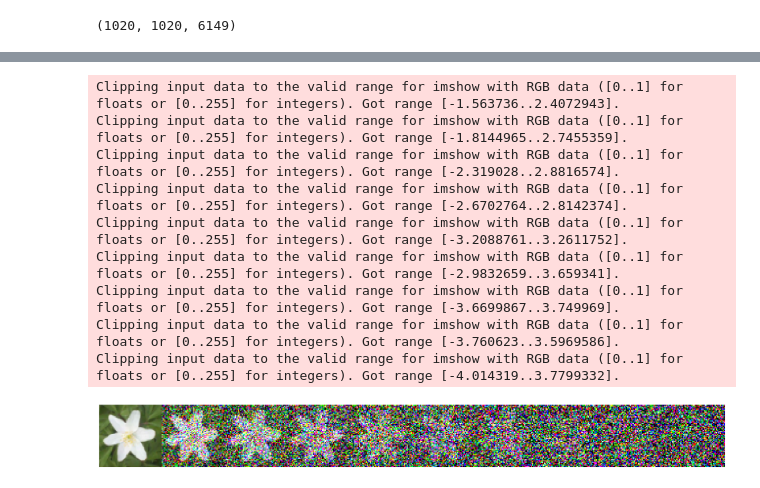
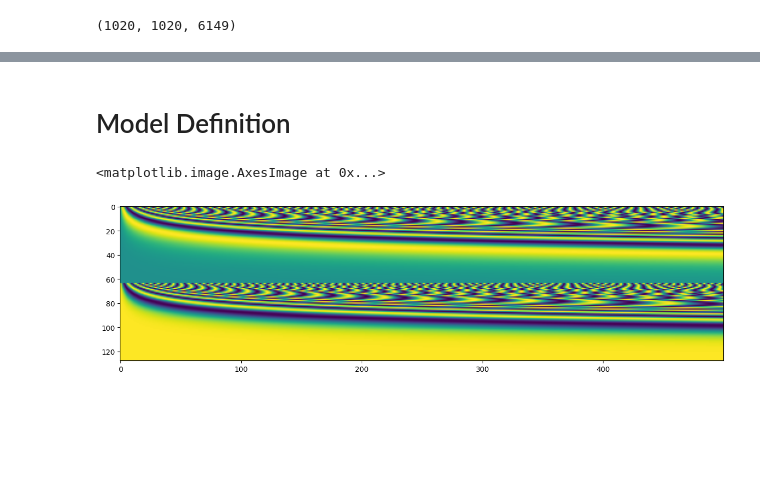
Before and after one commit to Johnxjp/machine-learning-playground, a Jupyter notebook: diffusion/flowers_diffusion.ipynb, the cells around one changed output, grey strips where cells are left out. Drawn from its saved outputs; the diff is of its cells as text; code cells hidden in the pictures; blank space fills up the shorter version.

```diff
--- a/diffusion/flowers_diffusion.ipynb
+++ b/diffusion/flowers_diffusion.ipynb
@@ -117,22 +133,0 @@ Clipping input data to the valid range for imshow with RGB data ([0..1] for floa
-# %%
-steps = 1000
-corrupted_images = image_corruption(test_batch_data[0], steps, lambda s: offset_sinusoid_diffusion_schedule(0.02, 0.95, s))
-f, ax = plt.subplots(1, int(steps / 100), sharey=True, figsize=(20, 3))
-for i, a in enumerate(ax):
-    min_val = torch.min(corrupted_images[i * 100])
-    max_val = torch.max(corrupted_images[i * 100])
-    a.imshow(corrupted_images[i * 100].permute(1, 2, 0))
-    a.axis("off")
-
-f.tight_layout(pad=0)
-# %% [output]
-Clipping input data to the valid range for imshow with RGB data ([0..1] for floats or [0..255] for integers). Got range [-1.563736..2.4072943].
-Clipping input data to the valid range for imshow with RGB data ([0..1] for floats or [0..255] for integers). Got range [-1.8144965..2.7455359].
-Clipping input data to the valid range for imshow with RGB data ([0..1] for floats or [0..255] for integers). Got range [-2.319028..2.8816574].
-Clipping input data to the valid range for imshow with RGB data ([0..1] for floats or [0..255] for integers). Got range [-2.6702764..2.8142374].
-Clipping input data to the valid range for imshow with RGB data ([0..1] for floats or [0..255] for integers). Got range [-3.2088761..3.2611752].
-Clipping input data to the valid range for imshow with RGB data ([0..1] for floats or [0..255] for integers). Got range [-2.9832659..3.659341].
-Clipping input data to the valid range for imshow with RGB data ([0..1] for floats or [0..255] for integers). Got range [-3.6699867..3.749969].
-Clipping input data to the valid range for imshow with RGB data ([0..1] for floats or [0..255] for integers). Got range [-3.760623..3.5969586].
-Clipping input data to the valid range for imshow with RGB data ([0..1] for floats or [0..255] for integers). Got range [-4.014319..3.7799332].
-[figure, removed]
@@ -141,0 +134,29 @@ class DenoisingDiffusionModel(nn.Module):
+# %% [markdown]
+# Model Definition
+# %%
+class SinusoidalPositionEmbeddings(nn.Module):
+    def __init__(self, embedding_dim: int, theta: int):
+        super().__init__()
+        self.dims = embedding_dim
+        self.theta = theta
+
+    def forward(self, x: torch.Tensor) -> torch.Tensor:
+        """ Takes in a 1-D tensor of noise variance with shape (batch size,) """
+
+        half_dim = self.dims // 2
+        emb = math.log(self.theta) / (half_dim - 1)
+        emb = torch.exp(torch.arange(half_dim, device=x.device) * -emb)
+        emb = x[:, None] * emb[None, :]
+
+        # Embeddings shape: (batch size, dims)
+        emb = torch.cat([torch.sin(emb), torch.cos(emb)], dim=-1)
+        return emb
+# %%
+embedding_layer = SinusoidalPositionEmbeddings(128, 10000)
+data = np.arange(0, 500, 1)
+emb = embedding_layer(torch.tensor(data, dtype=torch.float))
+plt.figure(figsize=(15, 30))
+plt.imshow(emb.T)
+# %% [output]
+<matplotlib.image.AxesImage at 0x...>
+[figure, added]
```
Also changed, not shown: parts of 28 cells of this notebook, 6 other files.
